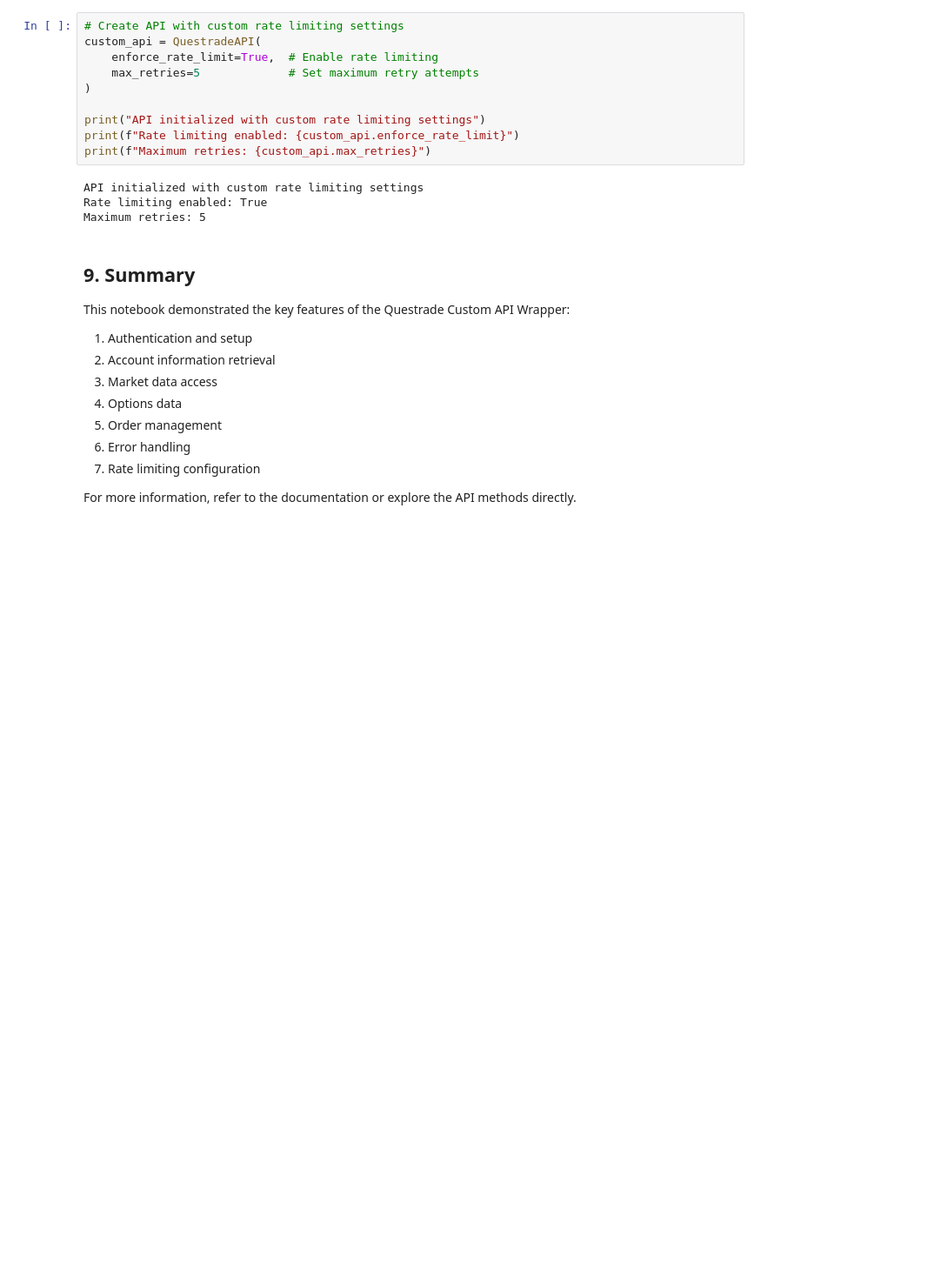
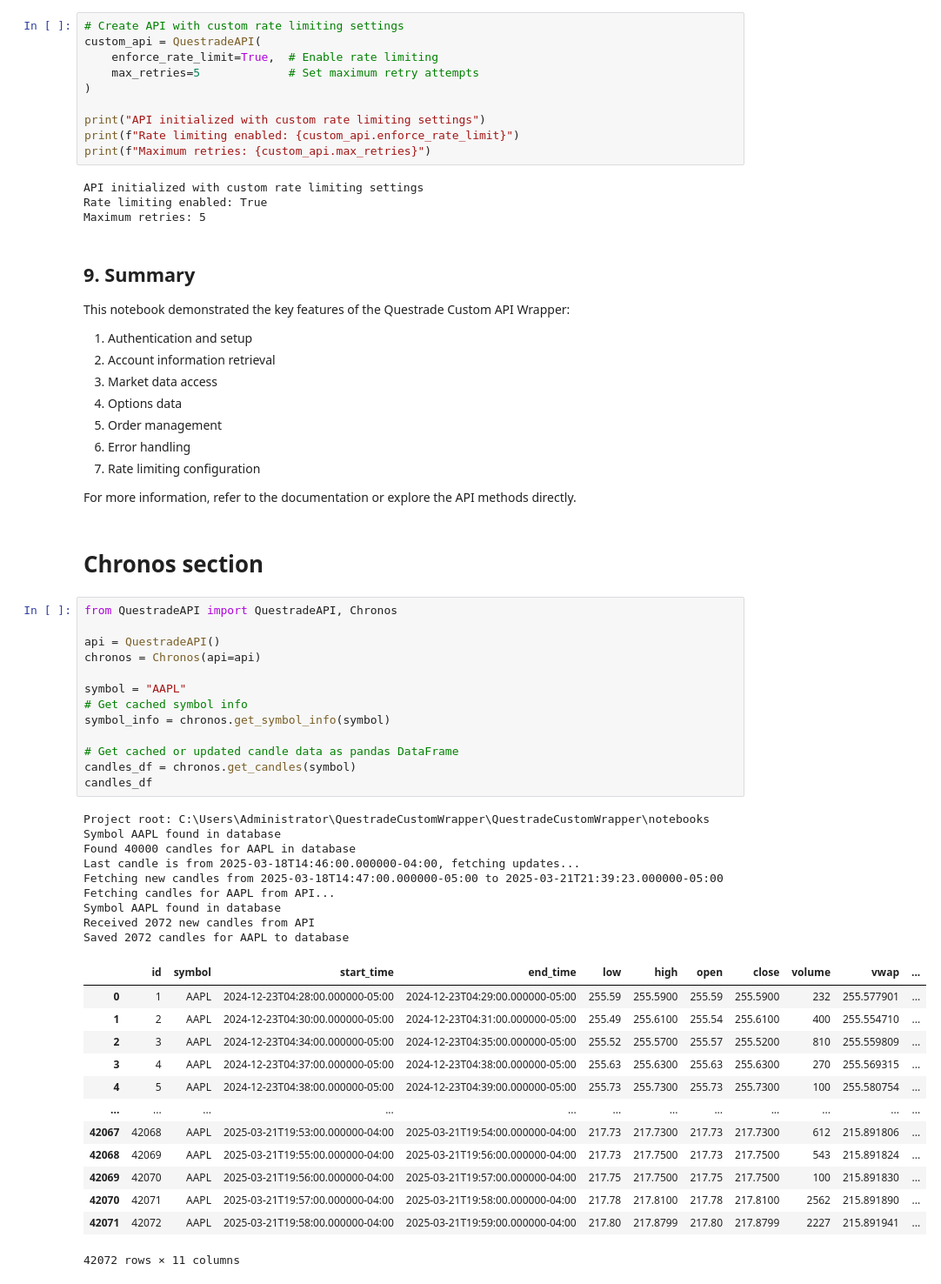
Before and after one commit to yaloo88/QuestradeCustomWrapper, a Jupyter notebook: notebooks/Exemples.ipynb, the cells around one changed output. Shown at 87% size. Drawn from its saved outputs; the diff is of its cells as text; blank space fills up the shorter version.

```diff
--- a/notebooks/Exemples.ipynb
+++ b/notebooks/Exemples.ipynb
@@ -405,3 +383,41 @@ This notebook demonstrated the key features of the Questrade Custom API Wrapper:
 7. Rate limiting configuration
 
 For more information, refer to the documentation or explore the API methods directly.
+# %% [markdown]
+# Chronos section
+# %%
+from QuestradeAPI import QuestradeAPI, Chronos
+
+api = QuestradeAPI()
+chronos = Chronos(api=api)
+
+symbol = "AAPL"
+# Get cached symbol info
+symbol_info = chronos.get_symbol_info(symbol)
+
+# Get cached or updated candle data as pandas DataFrame
+candles_df = chronos.get_candles(symbol)
+candles_df
+# %% [output]
+Project root: C:\Users\Administrator\QuestradeCustomWrapper\QuestradeCustomWrapper\notebooks
+Symbol AAPL found in database
+Found 40000 candles for AAPL in database
+Last candle is from 2025-03-18T14:46:00.000000-04:00, fetching updates...
+Fetching new candles from 2025-03-18T14:47:00.000000-05:00 to 2025-03-21T21:39:23.000000-05:00
+Fetching candles for AAPL from API...
+Symbol AAPL found in database
+Received 2072 new candles from API
+Saved 2072 candles for AAPL to database
+|  | id | symbol | start_time | end_time | low | high | open | close | volume | vwap | ... |
+| 0 | 1 | AAPL | 2024-12-23T04:28:00.000000-05:00 | 2024-12-23T04:29:00.000000-05:00 | 255.59 | 255.5900 | 255.59 | 255.5900 | 232 | 255.577901 | ... |
+| 1 | 2 | AAPL | 2024-12-23T04:30:00.000000-05:00 | 2024-12-23T04:31:00.000000-05:00 | 255.49 | 255.6100 | 255.54 | 255.6100 | 400 | 255.554710 | ... |
+| 2 | 3 | AAPL | 2024-12-23T04:34:00.000000-05:00 | 2024-12-23T04:35:00.000000-05:00 | 255.52 | 255.5700 | 255.57 | 255.5200 | 810 | 255.559809 | ... |
+| 3 | 4 | AAPL | 2024-12-23T04:37:00.000000-05:00 | 2024-12-23T04:38:00.000000-05:00 | 255.63 | 255.6300 | 255.63 | 255.6300 | 270 | 255.569315 | ... |
+| 4 | 5 | AAPL | 2024-12-23T04:38:00.000000-05:00 | 2024-12-23T04:39:00.000000-05:00 | 255.73 | 255.7300 | 255.73 | 255.7300 | 100 | 255.580754 | ... |
+| ... | ... | ... | ... | ... | ... | ... | ... | ... | ... | ... | ... |
+| 42067 | 42068 | AAPL | 2025-03-21T19:53:00.000000-04:00 | 2025-03-21T19:54:00.000000-04:00 | 217.73 | 217.7300 | 217.73 | 217.7300 | 612 | 215.891806 | ... |
+| 42068 | 42069 | AAPL | 2025-03-21T19:55:00.000000-04:00 | 2025-03-21T19:56:00.000000-04:00 | 217.73 | 217.7500 | 217.73 | 217.7500 | 543 | 215.891824 | ... |
+| 42069 | 42070 | AAPL | 2025-03-21T19:56:00.000000-04:00 | 2025-03-21T19:57:00.000000-04:00 | 217.75 | 217.7500 | 217.75 | 217.7500 | 100 | 215.891830 | ... |
+| 42070 | 42071 | AAPL | 2025-03-21T19:57:00.000000-04:00 | 2025-03-21T19:58:00.000000-04:00 | 217.78 | 217.8100 | 217.78 | 217.8100 | 2562 | 215.891890 | ... |
+| 42071 | 42072 | AAPL | 2025-03-21T19:58:00.000000-04:00 | 2025-03-21T19:59:00.000000-04:00 | 217.80 | 217.8799 | 217.80 | 217.8799 | 2227 | 215.891941 | ... |
+42072 rows × 11 columns
```
Also changed, not shown: parts of 5 cells of this notebook, 11 other files.
